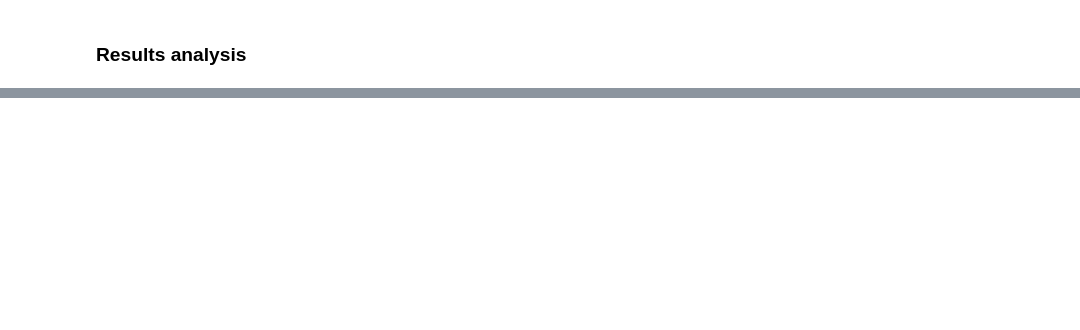
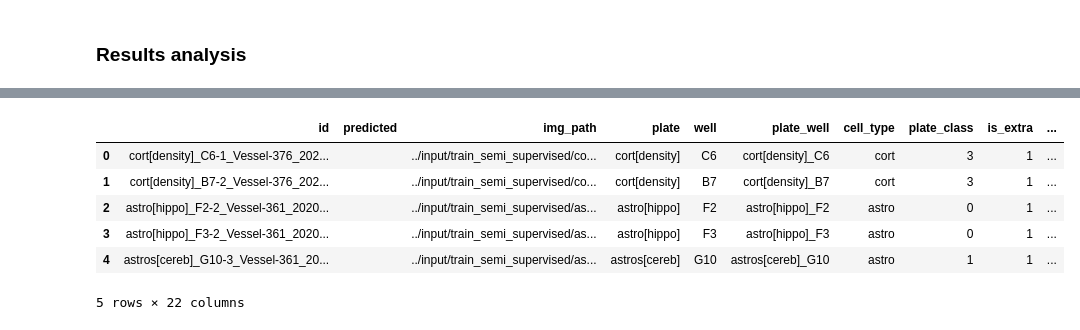
Before and after one commit to TheoViel/kaggle_sartorius, a Jupyter notebook: notebooks/Cls.ipynb, the cells around one changed output, grey strips where cells are left out. Cells and saved outputs as stored; diff of their text form; code cells hidden in the pictures; blank space fills up the shorter version.

```diff
--- a/notebooks/Cls.ipynb
+++ b/notebooks/Cls.ipynb
@@ -368,0 +312,10 @@ dfg
+# %%
+df_extra.head()
+# %% [output]
+|  | id | predicted | img_path | plate | well | plate_well | cell_type | plate_class | is_extra | ... |
+| 0 | cort[density]_C6-1_Vessel-376_202... |  | ../input/train_semi_supervised/co... | cort[density] | C6 | cort[density]_C6 | cort | 3 | 1 | ... |
+| 1 | cort[density]_B7-2_Vessel-376_202... |  | ../input/train_semi_supervised/co... | cort[density] | B7 | cort[density]_B7 | cort | 3 | 1 | ... |
+| 2 | astro[hippo]_F2-2_Vessel-361_2020... |  | ../input/train_semi_supervised/as... | astro[hippo] | F2 | astro[hippo]_F2 | astro | 0 | 1 | ... |
+| 3 | astro[hippo]_F3-2_Vessel-361_2020... |  | ../input/train_semi_supervised/as... | astro[hippo] | F3 | astro[hippo]_F3 | astro | 0 | 1 | ... |
+| 4 | astros[cereb]_G10-3_Vessel-361_20... |  | ../input/train_semi_supervised/as... | astros[cereb] | G10 | astros[cereb]_G10 | astro | 1 | 1 | ... |
+5 rows × 22 columns
```
Also changed, not shown: parts of 19 cells of this notebook, 7 other files.
